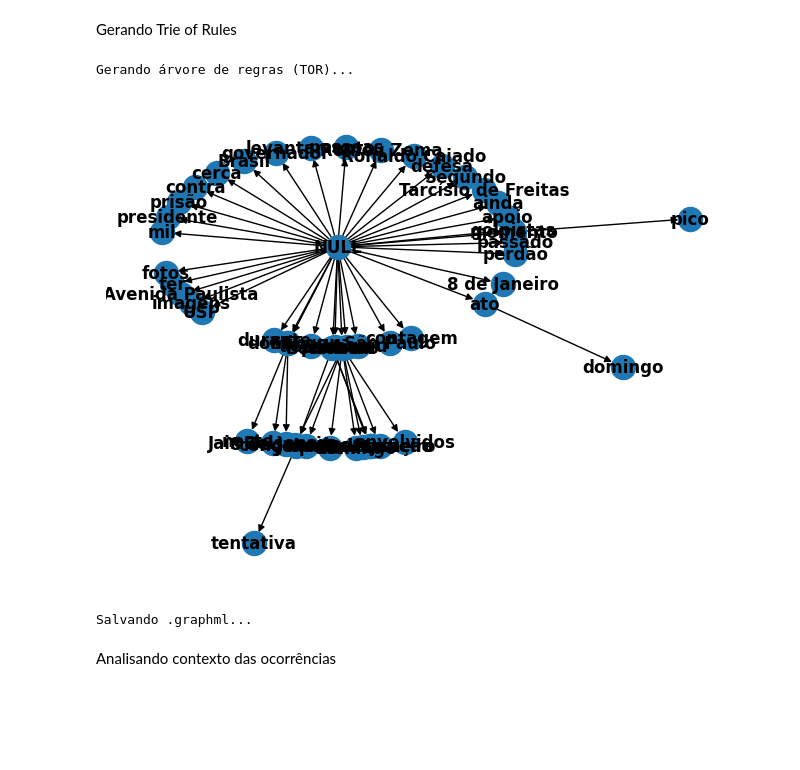
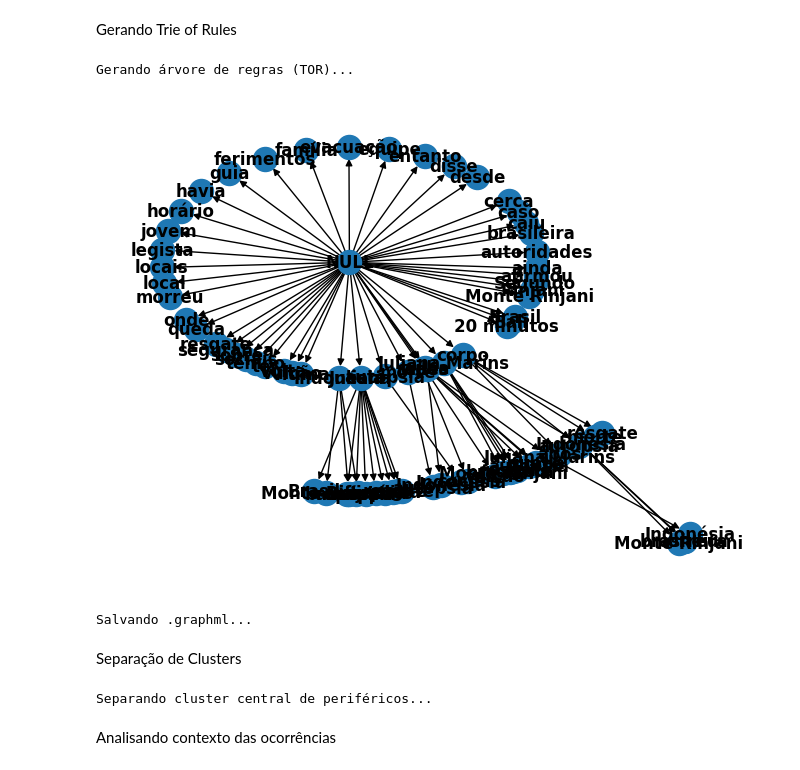
Before and after one commit to luiza-bolonha/Pre-Processing-ToR, a Jupyter notebook: main_news.ipynb, the cells around one changed output. Drawn from its saved outputs; the diff is of its cells as text; code cells hidden in the pictures; blank space fills up the shorter version.

```diff
--- a/main_news.ipynb
+++ b/main_news.ipynb
@@ -8,9 +8,9 @@ import utils.pre_processing_news as ppn
 
 importlib.reload(ppn)
 
-file = "manifestacao_bolsonaro"
+#file = "manifestacao_bolsonaro"
 #file = "resgate_juliana_marins"
-#file = "morte_juliana_marins"
+file = "morte_juliana_marins"
 #file = "manifestacao_resgate"
 separar_paragrafos = True
 isTitulo = False
@@ -35,29 +35,50 @@ Gerando Trie of Rules
 # %%
 from trieofrules import trieofrules
 
 #supported algorithms: FP-max, FP-growth, Apriori
-#alg = 'Apriori'
-alg = 'FP-max'
-min_support = 0.05
+alg = 'Apriori'
+#alg = 'FP-max'
+min_support = 0.043
 
 obs = "p" if separar_paragrafos else "n"
 obs = "titulos" if isTitulo else obs
 file_name = f"{file}_{obs}_{alg}_{min_support}"
 output_file = f"outputs/{file_name}.graphml"
 
 # 2. Gera o TOR (Trie of Rules) a partir dos dados
 print("Gerando árvore de regras (TOR)...")
 TOR = trieofrules(data=pre_processing_result, alg=alg, min_support=min_support)
 TOR.draw()
 # %% [output]
 Gerando árvore de regras (TOR)...
-[figure, old version]
+[figure, new version]
 # %%
 # 3. Salva a visualização e estrutura como .graphml
 print("Salvando .graphml...")
 TOR.save_graph(filename=output_file)
 # %% [output]
 Salvando .graphml...
+# %% [markdown]
+Separação de Clusters
+# %%
+import os
+import utils.analize_tor as ator
+import networkx as nx
+
+pasta = "outputs_clusters"
+os.makedirs(pasta, exist_ok=True)
+
+# 5. Separa cluster central dos periféricos
+print("Separando cluster central de periféricos...")
+G_central, G_perifericos = ator.separar_clusters_por_tamanho(output_file)
+
+# Salva os arquivos
+path_cluster_central = os.path.join(pasta, file_name + "_cluster_central.graphml")
+path_clusters_perifericos = os.path.join(pasta, file_name + "_clusters_perifericos.graphml")
+nx.write_graphml(G_central, path_cluster_central)
+nx.write_graphml(G_perifericos, path_clusters_perifericos)
+# %% [output]
+Separando cluster central de periféricos...
 # %% [markdown]
 Analisando contexto das ocorrências
 # %%
```
Also changed, not shown: parts of 8 cells of this notebook, 25 other files.
